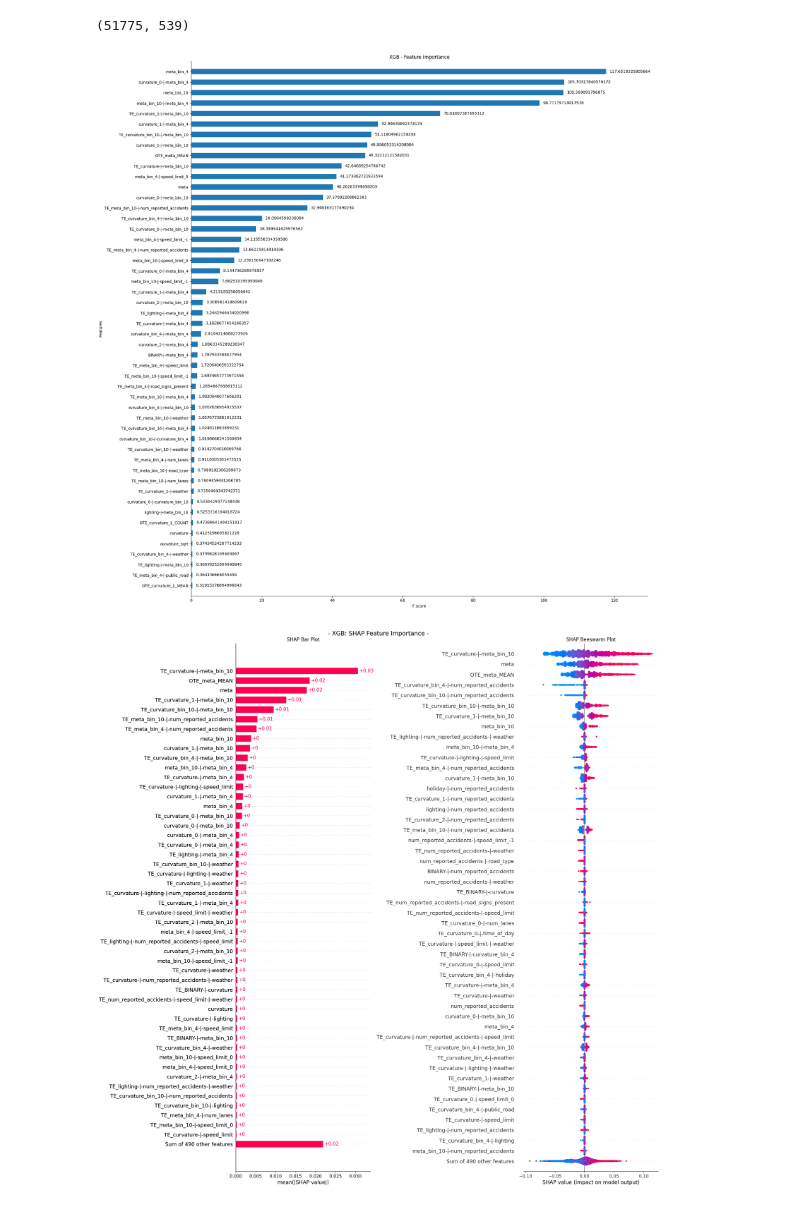
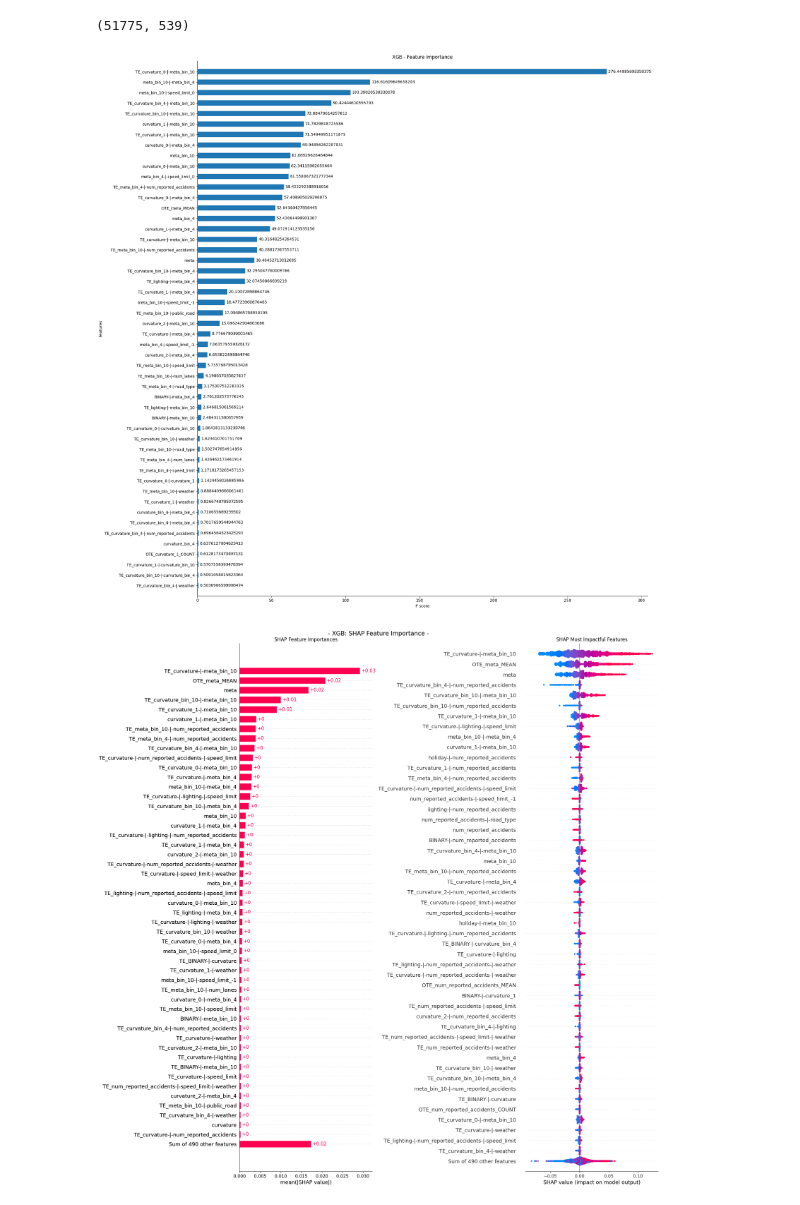
Before and after one commit to coded-sly/s5e10-Road-Accident-Risk, a Jupyter notebook: s5e10-xgb-cv-055917.ipynb, the cells around one changed output. Cells and saved outputs as stored; diff of their text form; code cells hidden in the pictures.

```diff
--- a/s5e10-xgb-cv-055917.ipynb
+++ b/s5e10-xgb-cv-055917.ipynb
@@ -403,7 +380,7 @@ for fold, (train_idx, val_idx) in enumerate(kf.split(X), 1):
 
     ## -- Target Encoding --
     for col in tqdm(TE, desc="Target Encoding", leave=False):
-        if USE_cud == 'cuda': #-> GPU
+        if torch.cuda.is_available(): #-> GPU
             TE_enc = cuTE(n_folds=10, smooth=10, split_method='random')
         else: #-> CPU
             TE_enc = ce.TargetEncoder(cols=[col], smoothing=10)
@@ -421,19 +398,15 @@ for fold, (train_idx, val_idx) in enumerate(kf.split(X), 1):
                 eval_metric = "rmse",
                 early_stopping_rounds = 300,
                 n_estimators = 10_000,
-                eta = 0.005,
+                eta = 0.003,
                 max_depth = 8,
                 subsample = 0.9,
                 min_child_weight = 5,
                 colsample_bytree = 0.25,
-                # reg_alpha = 0.001,
-                # reg_lambda = 0.00002,
-                # gamma = 0.0008,
-                # enable_categorical = True,
                 verbosity = 0,
                 n_jobs = -1,
                 random_state = SEED + fold,
-                device = USE_cud,
+                device = 'cuda',
         )
     model = xgb.XGBRegressor(**params)
     model.fit(
@@ -444,14 +417,14 @@ for fold, (train_idx, val_idx) in enumerate(kf.split(X), 1):
     y_fold_pred = model.predict(X_val_enc, iteration_range=(0, model.best_iteration+1))
     oof_preds[val_idx] = np.clip(y_fold_pred, 0, 1)
     predictions = model.predict(test_enc, iteration_range=(0, model.best_iteration+1))
-    test_preds += np.clip(predictions, 0, 1) / FOLDS #* REPEATS
+    test_preds += np.clip(predictions, 0, 1) / FOLDS
 
     ## -- Compute RMSE for validation fold
     fold_rmse = rmse(y_val_fold, y_fold_pred)
     fold_scores.append(fold_rmse)
     print(f"\t{COLOR}RMSE Score: {fold_rmse:.6f}{RESET}")
 
-    sleep(3); gc.collect(); sleep(3) # Rest. Clean. Repeat.
+    sleep(2); gc.collect(); sleep(2) # Rest. Clean. Repeat.
 
 ## -- After all folds --
 overall_score = rmse(y, oof_preds)
@@ -709,25 +682,26 @@ ax.spines['right'].set_visible(False)
 plt.tight_layout()
 plt.show()
 # %% [output]
-[figure, old version]
+[figure, new version]
 # %%
 ## -- Plot SHAP --
 fig, axs =  plt.subplots(1, 2, figsize=(20, 20))
 
 explainer = shap.TreeExplainer(model)
 explanation = explainer(X_val_enc)
 # shap_values has outputs .values, .base_values, .data
 
 # Bar plot
 shap.plots.bar(explanation, show=False, max_display=MAX, ax=axs[0])
-axs[0].set_title("SHAP Bar Plot")
+axs[0].set_title("SHAP Feature Importances")
 # Beeswarm plot
-shap.plots.beeswarm(explanation, max_display=MAX, ax=axs[1], color_bar=False,
-                    order=explanation.abs.max(0), show=False, plot_size=None)
-axs[1].set_title("SHAP Beeswarm Plot")
+shap.plots.beeswarm(explanation, show=False, max_display=MAX, ax=axs[1],
+                    order=explanation.abs.max(0),
+                    color_bar=False, plot_size=None)
+axs[1].set_title("SHAP Most Impactful Features")
 fig.suptitle(f"- XGB: SHAP Feature Importance -", fontsize=15)
 fig.tight_layout(pad=1.5)
 plt.show()
 # %% [output]
-[figure, old version]
+[figure, new version]
 # %%
```
Also changed, not shown: parts of 10 cells of this notebook.
